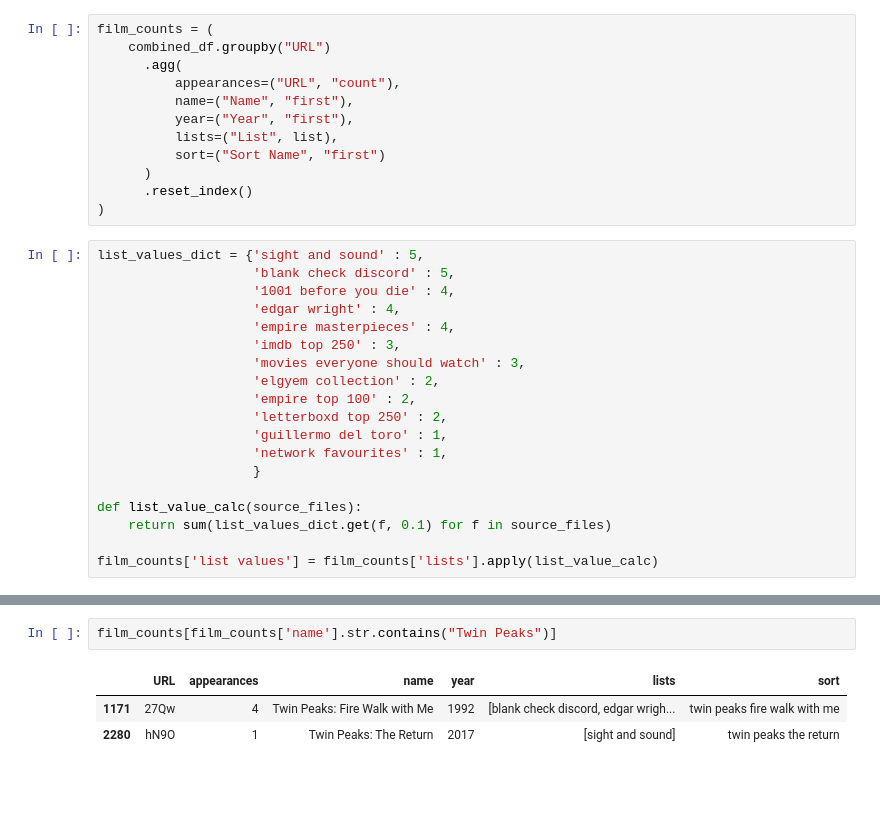
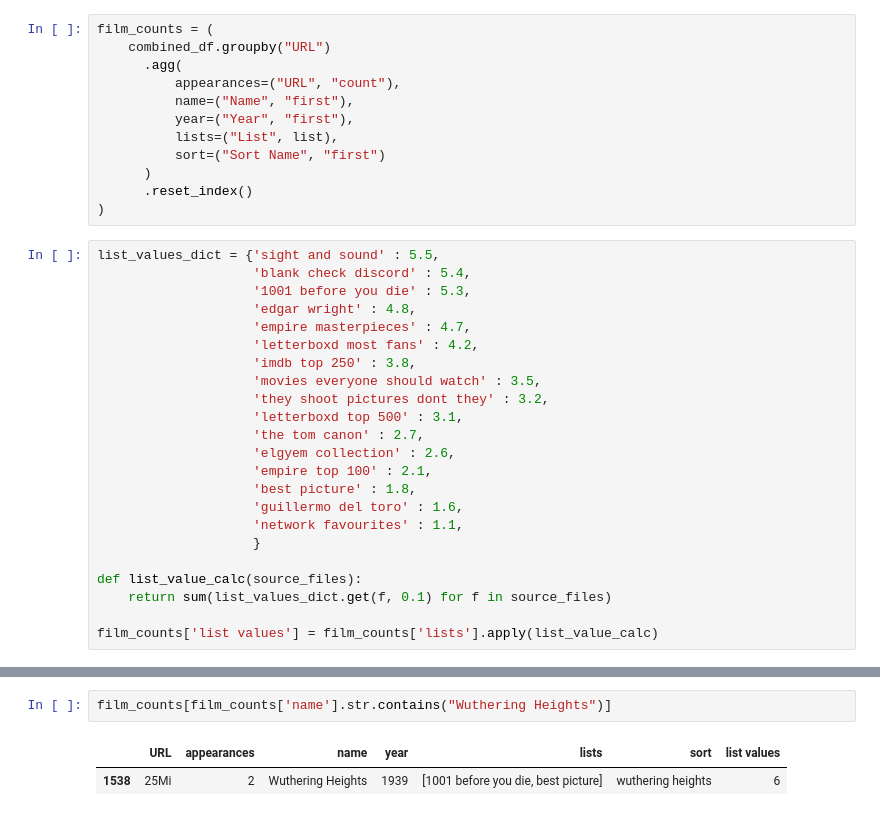
Before and after one commit to tmartin142/essential-films, a Jupyter notebook: list-merger.ipynb, the cells around one changed output, grey strips where cells are left out. Drawn from its saved outputs; the diff is of its cells as text; blank space fills up the shorter version.

Commit message:
Updated data and added year search

```diff
--- a/list-merger.ipynb
+++ b/list-merger.ipynb
@@ -92,18 +92,22 @@ film_counts = (
       .reset_index()
 )
 # %%
-list_values_dict = {'sight and sound' : 5,
-                    'blank check discord' : 5,
-                    '1001 before you die' : 4,
-                    'edgar wright' : 4,
-                    'empire masterpieces' : 4,
-                    'imdb top 250' : 3,
-                    'movies everyone should watch' : 3,
-                    'elgyem collection' : 2,
-                    'empire top 100' : 2,
-                    'letterboxd top 250' : 2,
-                    'guillermo del toro' : 1,
-                    'network favourites' : 1,
+list_values_dict = {'sight and sound' : 5.5,
+                    'blank check discord' : 5.4,
+                    '1001 before you die' : 5.3,
+                    'edgar wright' : 4.8,
+                    'empire masterpieces' : 4.7,
+                    'letterboxd most fans' : 4.2,
+                    'imdb top 250' : 3.8,
+                    'movies everyone should watch' : 3.5,
+                    'they shoot pictures dont they' : 3.2,
+                    'letterboxd top 500' : 3.1,
+                    'the tom canon' : 2.7,
+                    'elgyem collection' : 2.6,
+                    'empire top 100' : 2.1,
+                    'best picture' : 1.8,
+                    'guillermo del toro' : 1.6,
+                    'network favourites' : 1.1,
                     }
 
 def list_value_calc(source_files):
@@ -211,6 +217,5 @@ film_counts[film_counts['name'] == "Deliverance"].head(1).lists.item()
 # %%
-film_counts[film_counts['name'].str.contains("Twin Peaks")]
+film_counts[film_counts['name'].str.contains("Wuthering Heights")]
 # %% [output]
-|  | URL | appearances | name | year | lists | sort |
-| 1171 | 27Qw | 4 | Twin Peaks: Fire Walk with Me | 1992 | [blank check discord, edgar wrigh... | twin peaks fire walk with me |
-| 2280 | hN9O | 1 | Twin Peaks: The Return | 2017 | [sight and sound] | twin peaks the return |
+|  | URL | appearances | name | year | lists | sort | list values |
+| 1538 | 25Mi | 2 | Wuthering Heights | 1939 | [1001 before you die, best picture] | wuthering heights | 6 |
```
Also changed, not shown: parts of 7 cells of this notebook, 4 other files.
